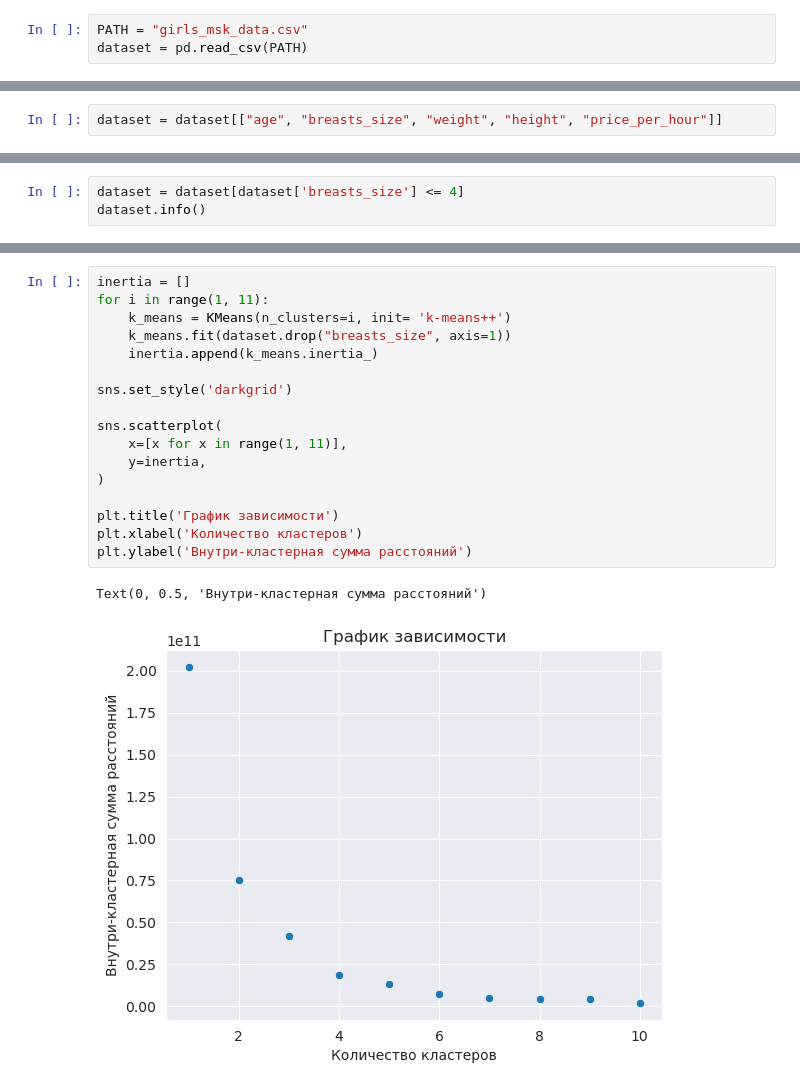
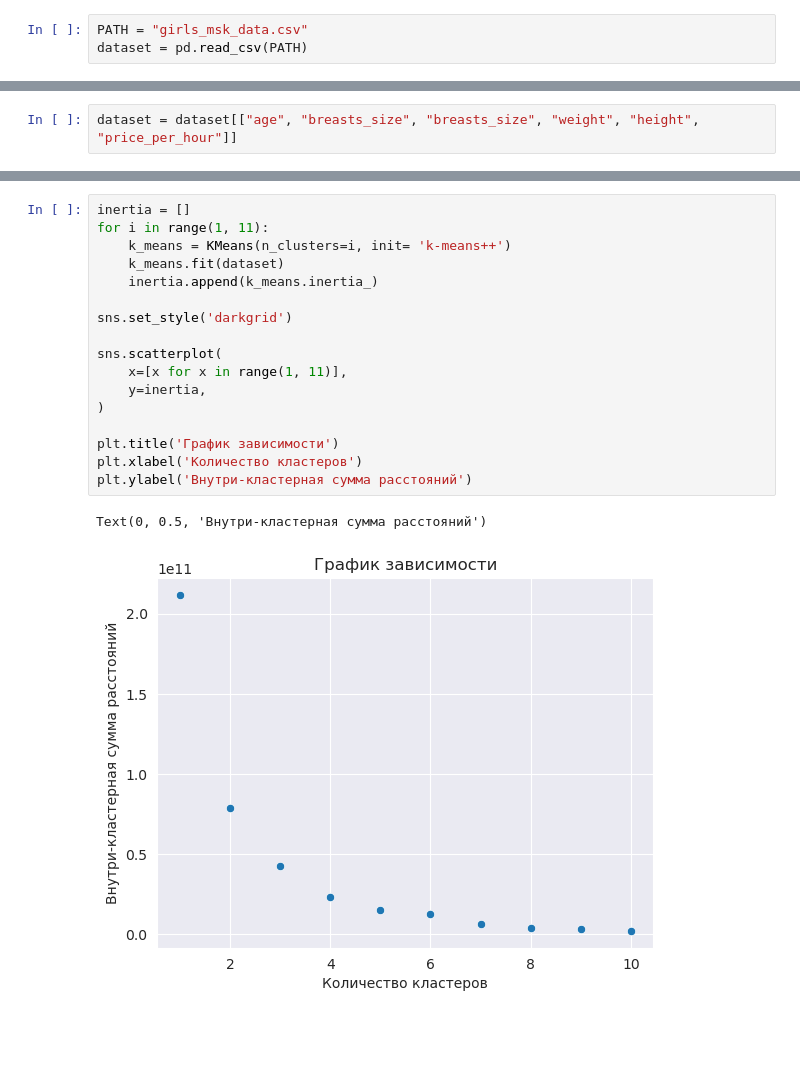
Before and after one commit to Mediano4e/bsuir-labs-2, a Jupyter notebook: sem5/statoiv/lab3/main.ipynb, the cells around one changed output, grey strips where cells are left out. Saved outputs shown, nothing was run; the diff lists cells and outputs as text; blank space fills up the shorter version.

```diff
--- a/sem5/statoiv/lab3/main.ipynb
+++ b/sem5/statoiv/lab3/main.ipynb
@@ -17,7 +17,7 @@ dataset.head()
 | 3 | 18 | Милана | 1 | 45 | 163 | ['Индивидуалка', 'МБР', 'Целуюсь'... | ['Москва', 'Савёловский'] | 10000.0 | ... |
 | 4 | 21 | Alina vanilla | 3 | 52 | 170 | ['Индивидуалка', 'Анальный секс',... | ['Москва', 'Пресненский'] | 20000.0 | ... |
 # %%
-dataset = dataset[["age", "breasts_size", "weight", "height", "price_per_hour"]]
+dataset = dataset[["age", "breasts_size", "breasts_size", "weight", "height", "price_per_hour"]]
 # %%
 dataset.head()
 # %% [output]
@@ -45,3 +45,0 @@ memory usage: 49.4 KB
-# %%
-dataset = dataset[dataset['breasts_size'] <= 4]
-dataset.info()
@@ -61,23 +46,23 @@ memory usage: 56.5 KB
 # %%
 inertia = []
 for i in range(1, 11):
     k_means = KMeans(n_clusters=i, init= 'k-means++')
-    k_means.fit(dataset.drop("breasts_size", axis=1))
+    k_means.fit(dataset)
     inertia.append(k_means.inertia_)
 
 sns.set_style('darkgrid')
 
 sns.scatterplot(
     x=[x for x in range(1, 11)],
     y=inertia,
 )
 
 plt.title('График зависимости')
 plt.xlabel('Количество кластеров')
 plt.ylabel('Внутри-кластерная сумма расстояний')
 # %% [output]
 Text(0, 0.5, 'Внутри-кластерная сумма расстояний')
-[figure, old version]
+[figure, new version]
 # %%
 CLUSTERS = 4
 
```
Also changed, not shown: parts of 4 cells of this notebook, 16 other files.
